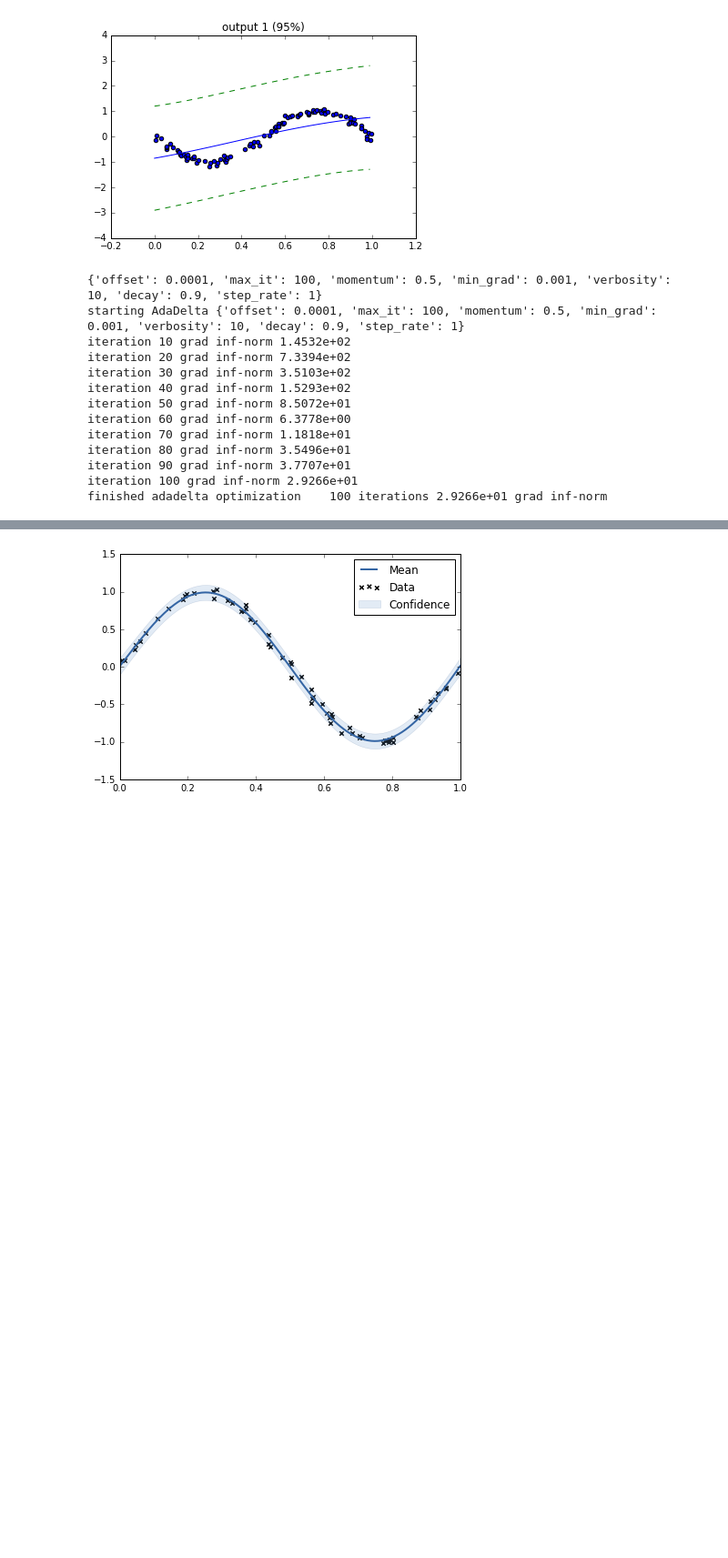
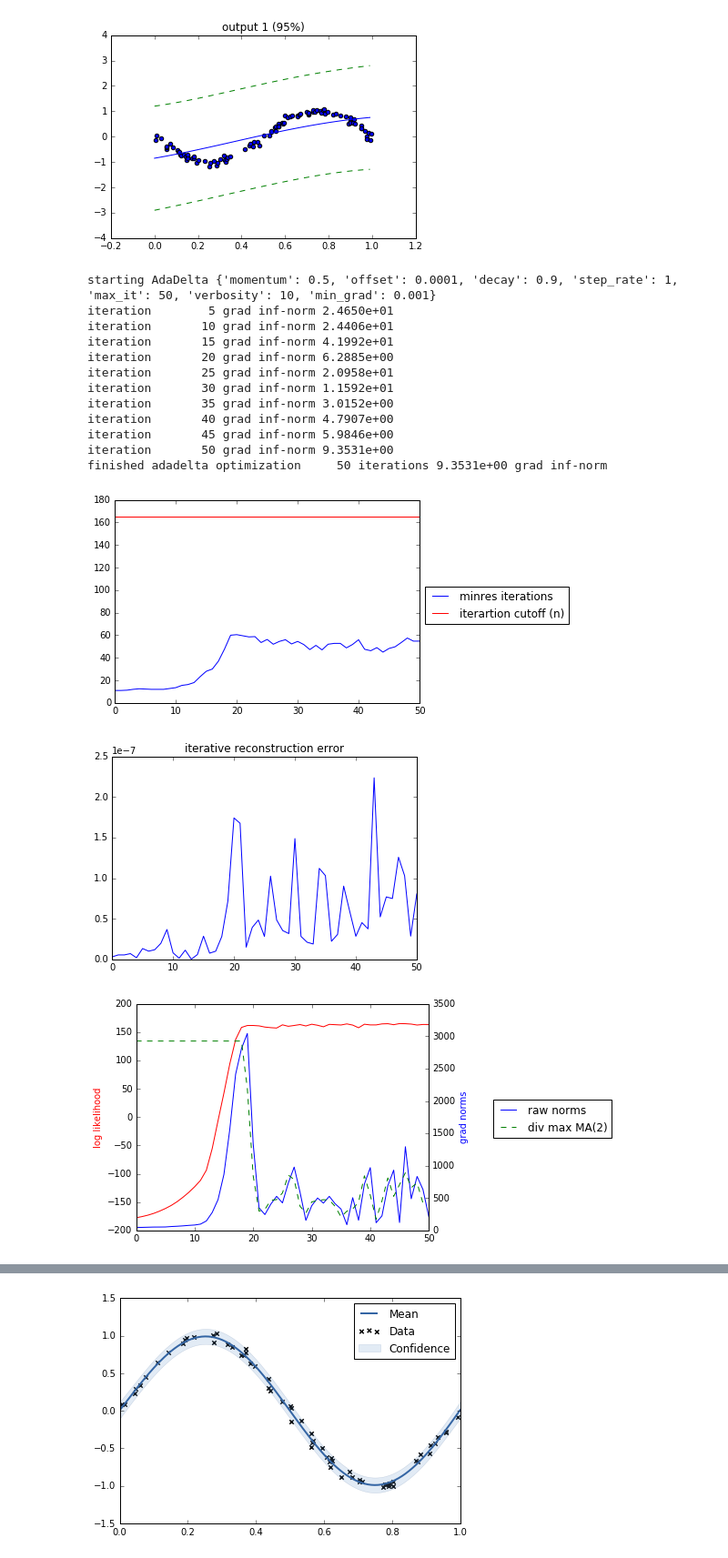
Before and after one commit to vlad17/runlmc, a Jupyter notebook: examples/example.ipynb, the cells around one changed output, grey strips where cells are left out. Shown at 91% size. Cells and saved outputs as stored; diff of their text form; code cells hidden in the pictures; blank space fills up the shorter version.

Commit message:
Updated example to show metrics

```diff
--- a/examples/example.ipynb
+++ b/examples/example.ipynb
@@ -31,7 +31,7 @@ def print_diagram(lmc):
         plt.show()
 # %%
 # Unoptimized
-lmc = LMC(xss, yss, kernels=ks, normalize=False)
+lmc = LMC(xss, yss, kernels=ks, normalize=False, metrics=True)
 print_diagram(lmc)
 # %% [output]
 [figure]
@@ -39,21 +39,55 @@ print_diagram(lmc)
 # %%
 from runlmc.models.optimization import AdaDelta
 
-lmc.optimize(optimizer=AdaDelta(verbosity=10, decay=0.9))
+lmc.optimize(optimizer=AdaDelta(verbosity=10, decay=0.9, max_it=50))
 # %% [output]
-{'offset': 0.0001, 'max_it': 100, 'momentum': 0.5, 'min_grad': 0.001, 'verbosity': 10, 'decay': 0.9, 'step_rate': 1}
-starting AdaDelta {'offset': 0.0001, 'max_it': 100, 'momentum': 0.5, 'min_grad': 0.001, 'verbosity': 10, 'decay': 0.9, 'step_rate': 1}
-iteration 10 grad inf-norm 1.4532e+02
-iteration 20 grad inf-norm 7.3394e+02
-iteration 30 grad inf-norm 3.5103e+02
-iteration 40 grad inf-norm 1.5293e+02
-iteration 50 grad inf-norm 8.5072e+01
-iteration 60 grad inf-norm 6.3778e+00
-iteration 70 grad inf-norm 1.1818e+01
-iteration 80 grad inf-norm 3.5496e+01
-iteration 90 grad inf-norm 3.7707e+01
-iteration 100 grad inf-norm 2.9266e+01
-finished adadelta optimization    100 iterations 2.9266e+01 grad inf-norm
+starting AdaDelta {'momentum': 0.5, 'offset': 0.0001, 'decay': 0.9, 'step_rate': 1, 'max_it': 50, 'verbosity': 10, 'min_grad': 0.001}
+iteration        5 grad inf-norm 2.4650e+01
+iteration       10 grad inf-norm 2.4406e+01
+iteration       15 grad inf-norm 4.1992e+01
+iteration       20 grad inf-norm 6.2885e+00
+iteration       25 grad inf-norm 2.0958e+01
+iteration       30 grad inf-norm 1.1592e+01
+iteration       35 grad inf-norm 3.0152e+00
+iteration       40 grad inf-norm 4.7907e+00
+iteration       45 grad inf-norm 5.9846e+00
+iteration       50 grad inf-norm 9.3531e+00
+finished adadelta optimization     50 iterations 9.3531e+00 grad inf-norm
+# %%
+# http://stackoverflow.com/questions/14313510/how-to-calculate-moving-average-using-numpy
+def moving_average(a, n):
+    ret = np.cumsum(a, dtype=float)
+    ret[n:] = ret[n:] - ret[:-n]
+    return ret[n - 1:] / n
+
+def div_rolled_max(a, n=3):
+    m = moving_average(a, n)
+    roll_max = np.maximum.accumulate(m)
+    return m / roll_max * roll_max[-1]
+# %%
+# x axis is optimization iteration on all graphs
+plt.plot(lmc.metrics.iterations, label='minres iterations')
+plt.axhline(sum(n_per_output), label='iterartion cutoff (n)', c='r')
+plt.legend(bbox_to_anchor=(1, 0.6), loc=2)
+plt.show()
+plt.plot(lmc.metrics.solv_error)
+plt.title('iterative reconstruction error')
+plt.show()
+
+fig, ax1 = plt.subplots()
+ax1.plot(lmc.metrics.log_likely, c='r')
+ax1.set_ylabel('log likelihood', color='r')
+ax2 = ax1.twinx()
+ax2.plot(lmc.metrics.grad_norms, c='b', label='raw norms')
+ax2.plot(div_rolled_max(lmc.metrics.grad_norms, 2), c='g', ls='--', label='div max MA(2)')
+ax2.set_ylabel('grad norms', color='b')
+fig.tight_layout()
+plt.legend(bbox_to_anchor=(1.2, 0.6), loc=2)
+plt.show()
+# %% [output]
+[figure, added]
+[figure, added]
+[figure, added]
 # %%
 #optimized
 print(lmc)
```
Also changed, not shown: parts of 2 cells of this notebook.
